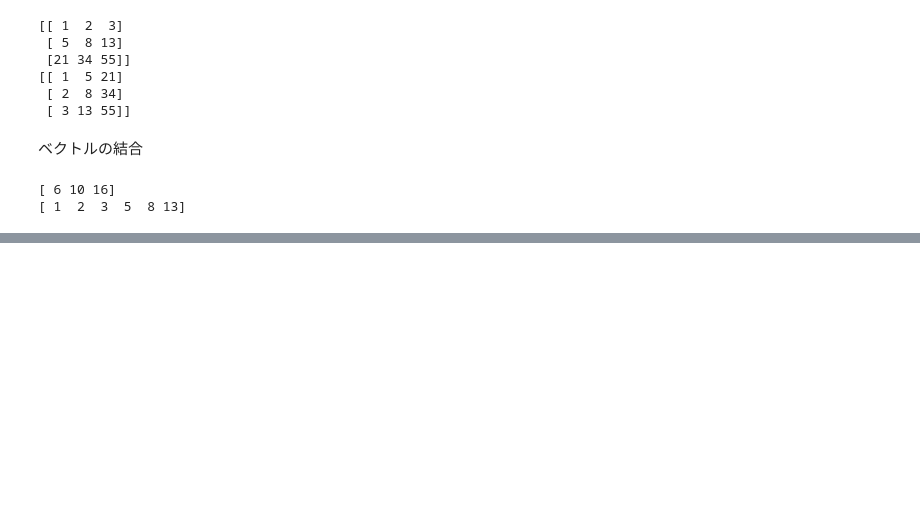
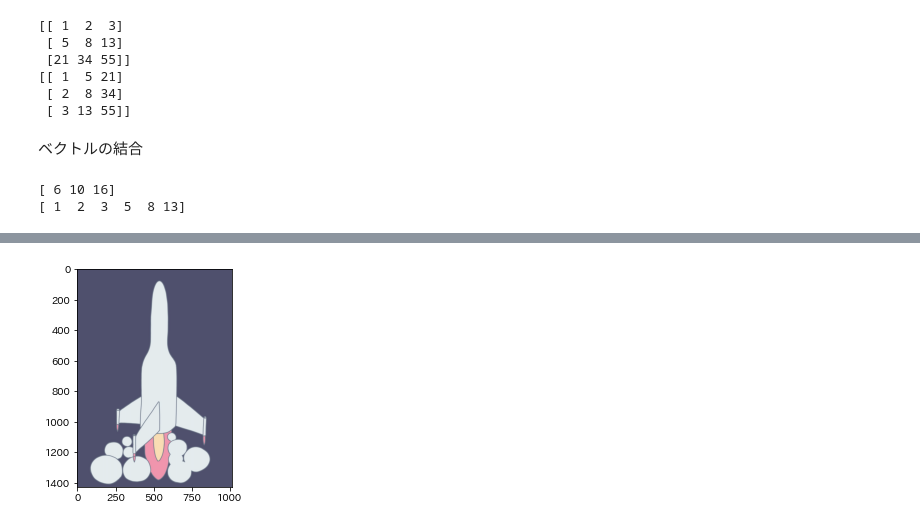
Before and after one commit to Jin01-galaxy/Learn_Python3, a Jupyter notebook: Tableau/Tableau_data_science/Learn_jupyter.ipynb, the cells around one changed output, grey strips where cells are left out. Saved outputs shown, nothing was run; the diff lists cells and outputs as text; code cells hidden in the pictures; blank space fills up the shorter version.

```diff
--- a/Tableau/Tableau_data_science/Learn_jupyter.ipynb
+++ b/Tableau/Tableau_data_science/Learn_jupyter.ipynb
@@ -440,0 +454,6 @@ print(arr4)
+# %%
+img = imread('Screen Shot 2020-12-13 at 13.04.40.png')
+plt.imshow(img)
+plt.show()
+# %% [output]
+[figure, added]
```
Also changed, not shown: parts of 3 cells of this notebook, 4 other files.
